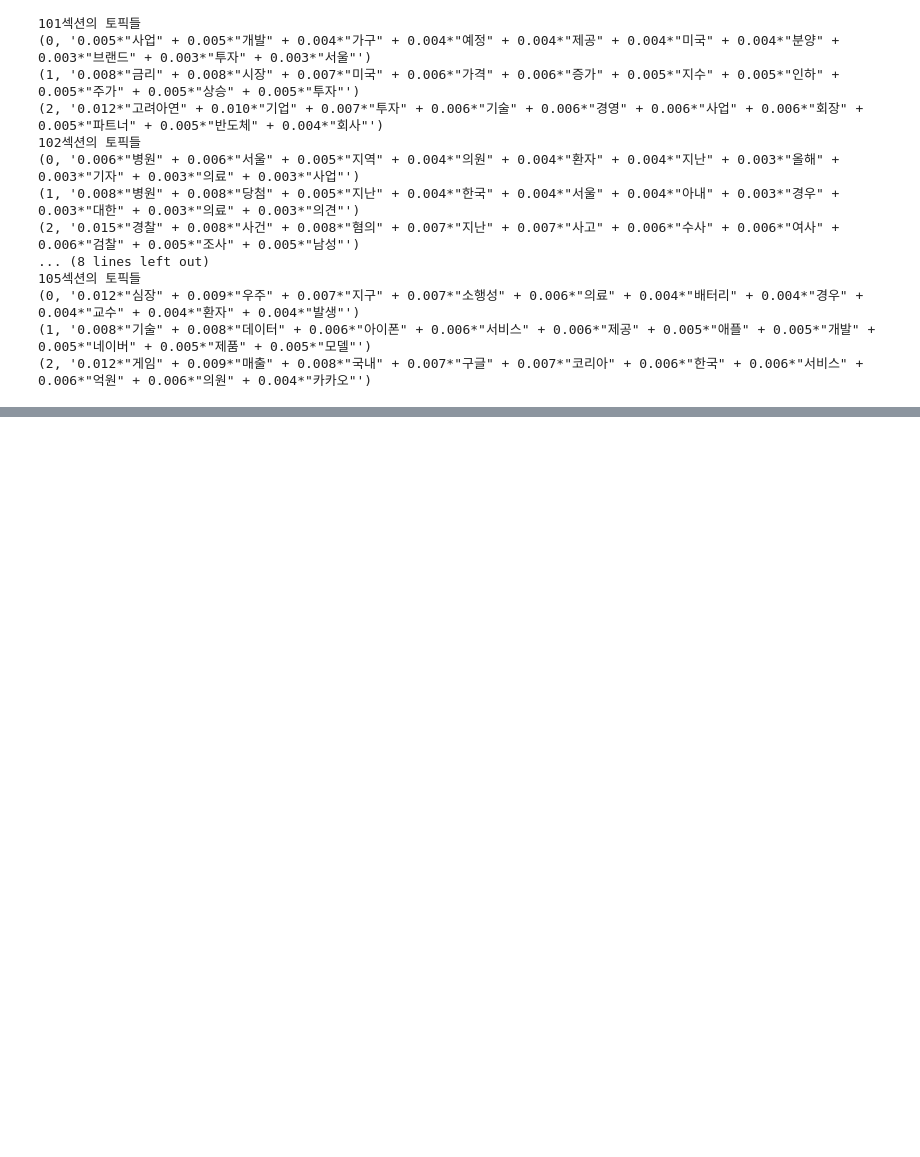
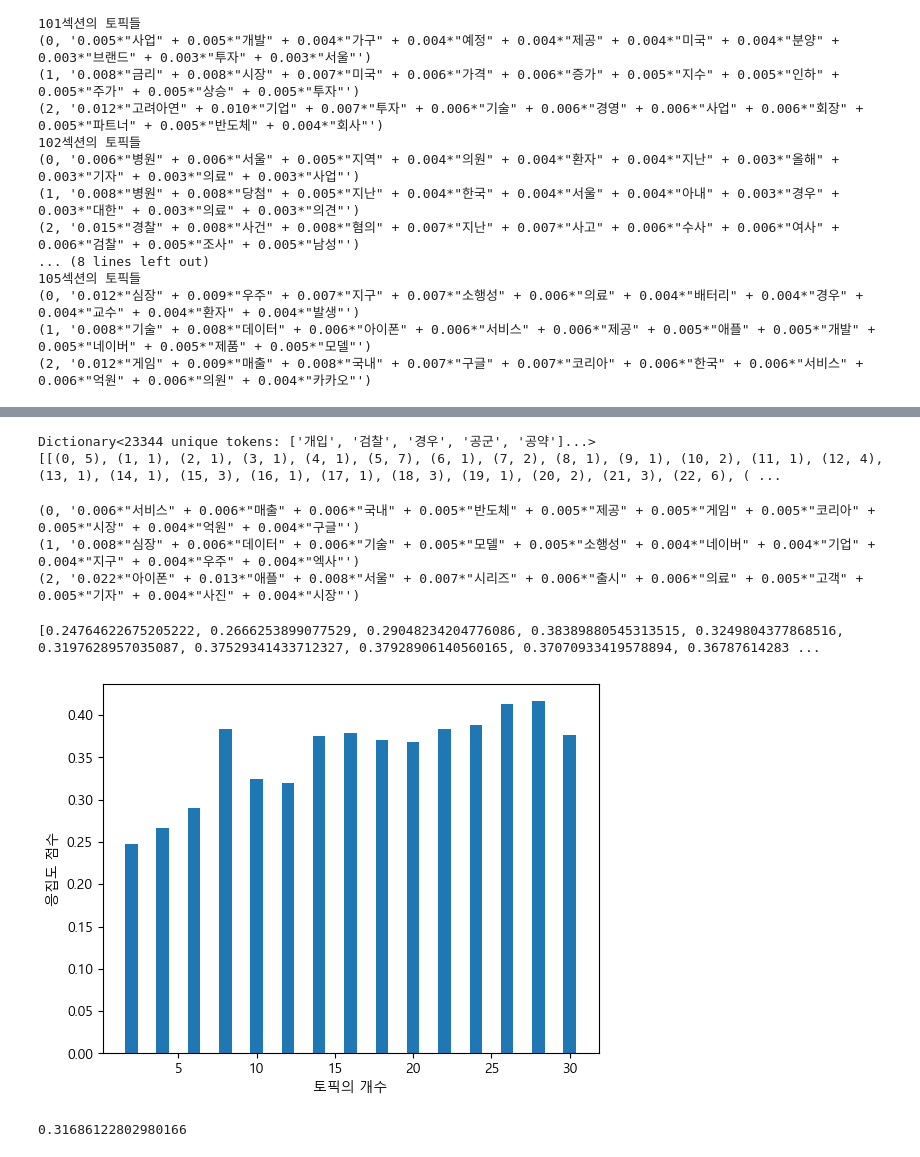
Before and after one commit to whyWhale/honeymorning, a Jupyter notebook: AI/topic_modeling/240924_lda.ipynb, the cells around one changed output, grey strips where cells are left out. Cells and saved outputs as stored; diff of their text form; code cells hidden in the pictures; blank space fills up the shorter version.

```diff
--- a/AI/topic_modeling/240924_lda.ipynb
+++ b/AI/topic_modeling/240924_lda.ipynb
@@ -199,0 +230,5 @@ for i in range(len(section_numbers)):
+# %%
+section_numbers = [100, 101, 102, 103, 104, 105]
+stopwords_file_path = './data/korean_stopwords.txt'
+
+processed_documents = process_documents(section_numbers, stopwords_file_path)
@@ -200,7 +260,61 @@ for i in range(len(section_numbers)):
+# %%
+dictionary = corpora.Dictionary(processed_documents)
+
+# dictionary.filter_extremes(no_below=5, no_above=0.10)
+corpus = [dictionary.doc2bow(text) for text in processed_documents]
+
+print(dictionary)
+print(corpus)
+# %% [output]
+Dictionary<23344 unique tokens: ['개입', '검찰', '경우', '공군', '공약']...>
+[[(0, 5), (1, 1), (2, 1), (3, 1), (4, 1), (5, 7), (6, 1), (7, 2), (8, 1), (9, 1), (10, 2), (11, 1), (12, 4), (13, 1), (14, 1), (15, 3), (16, 1), (17, 1), (18, 3), (19, 1), (20, 2), (21, 3), (22, 6), ( ...
 # %%
-# NUM_TOPICS = 6
+NUM_TOPICS = 3
 
-# lda_model = LdaModel(corpus, num_topics = NUM_TOPICS, id2word=dictionary, passes=15)
-# topics = lda_model.print_topics(num_words=10)
-# for topic in topics:
-#     print(topic)
+lda_model = LdaModel(corpus, num_topics = NUM_TOPICS, id2word=dictionary, passes=15)
+topics = lda_model.print_topics(num_words=10)
+
+for topic in topics:
+    print(topic)
+
+# 시각화 실행
+visualization = visualize_lda_model(lda_model, corpus, dictionary)
+pyLDAvis.save_html(visualization, f'union_lda_vis.html')
+# %% [output]
+(0, '0.006*"서비스" + 0.006*"매출" + 0.006*"국내" + 0.005*"반도체" + 0.005*"제공" + 0.005*"게임" + 0.005*"코리아" + 0.005*"시장" + 0.004*"억원" + 0.004*"구글"')
+(1, '0.008*"심장" + 0.006*"데이터" + 0.006*"기술" + 0.005*"모델" + 0.005*"소행성" + 0.004*"네이버" + 0.004*"기업" + 0.004*"지구" + 0.004*"우주" + 0.004*"엑사"')
+(2, '0.022*"아이폰" + 0.013*"애플" + 0.008*"서울" + 0.007*"시리즈" + 0.006*"출시" + 0.006*"의료" + 0.005*"고객" + 0.005*"기자" + 0.004*"사진" + 0.004*"시장"')
+# %%
+from gensim.models.coherencemodel import CoherenceModel
+plt.rcParams['font.family'] ='Malgun Gothic'
+plt.rcParams['axes.unicode_minus'] =False
+
+coherence_values = []
+model_list = []
+
+start = 2
+limit = 30
+step = 2
+
+for num_topics in range(start, limit+1, step):
+    model = LdaModel(corpus=corpus, id2word=dictionary, num_topics=num_topics)
+    model_list.append(model)
+    coherencemodel = CoherenceModel(model=model, texts=processed_documents, dictionary=dictionary, coherence='c_v')
+    coherence_values.append(coherencemodel.get_coherence())
+
+
+print(coherence_values)
+# %% [output]
+[0.24764622675205222, 0.2666253899077529, 0.29048234204776086, 0.38389880545313515, 0.3249804377868516, 0.3197628957035087, 0.37529341433712327, 0.37928906140560165, 0.37070933419578894, 0.36787614283 ...
+# %%
+x = range(start, limit+1, step)
+plt.bar(x, coherence_values)
+plt.xlabel("토픽의 개수")
+plt.ylabel("응집도 점수")
+plt.show()
+# %% [output]
+[figure, added]
+# %%
+max(coherence_values)
+# %% [output]
+0.31686122802980166
```
Also changed, not shown: parts of 9 cells of this notebook, 16 other files.
